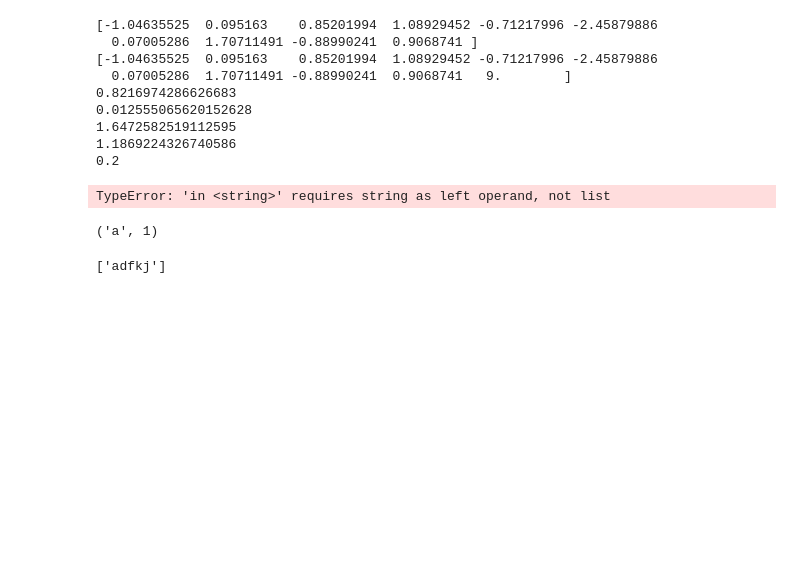
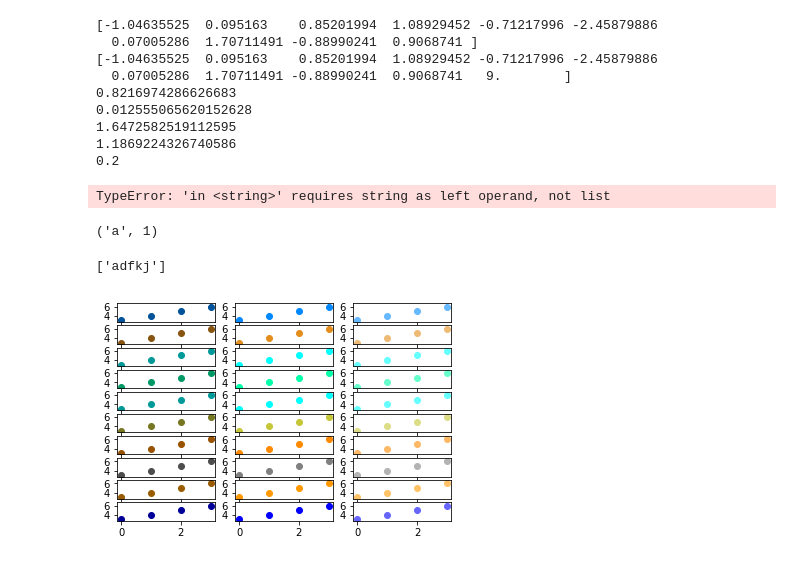
Before and after one commit to ruizli/ML_hadron_structure_LQCD, a Jupyter notebook: statistic.ipynb, the cells around one changed output. Saved outputs shown, nothing was run; the diff lists cells and outputs as text; code cells hidden in the pictures; blank space fills up the shorter version.

```diff
--- a/statistic.ipynb
+++ b/statistic.ipynb
@@ -816,3 +848,34 @@ a='adfkj'
 print(a.split('+T'))
 # %% [output]
 ['adfkj']
+# %%
+import numpy as np
+import pandas as pd
+import matplotlib.pyplot as mplot
+from matplotlib.figure import Figure
+#from matplotlib.backends.backend_tkagg import FigureCanvasTkAgg
+from matplotlib.backends.backend_pdf import PdfPages
+from matplotlib import colors as mcolors
+import colorsys
+import seaborn as sbn
+
+colorlist = [ name for name, color in mcolors.cnames.items()]
+def col(color, amount):
+    c = mcolors.cnames[color]
+    c = colorsys.rgb_to_hls(*mcolors.to_rgb(c))
+    if amount > 0:
+        return colorsys.hls_to_rgb(c[0], .7, c[2])
+    elif amount == 0:
+        return colorsys.hls_to_rgb(c[0], .5, c[2])
+    else:
+        return colorsys.hls_to_rgb(c[0], .3, c[2])
+
+fig, ax = mplot.subplots(nrows=10, ncols=3, sharex=True)
+for i in range(10):
+    for j in range(3):
+        color = col(colorlist[i], j-1)
+        ax[i,j].errorbar(x=[0,1,2,3], y=[3,4,5,6], yerr=[.1,.2,.4,.5],
+                   color=color, barsabove=True, fmt='o', capthick=10)
+mplot.show()
+# %% [output]
+[figure, added]
```
Also changed, not shown: parts of 1 cell of this notebook, 2 other files.
